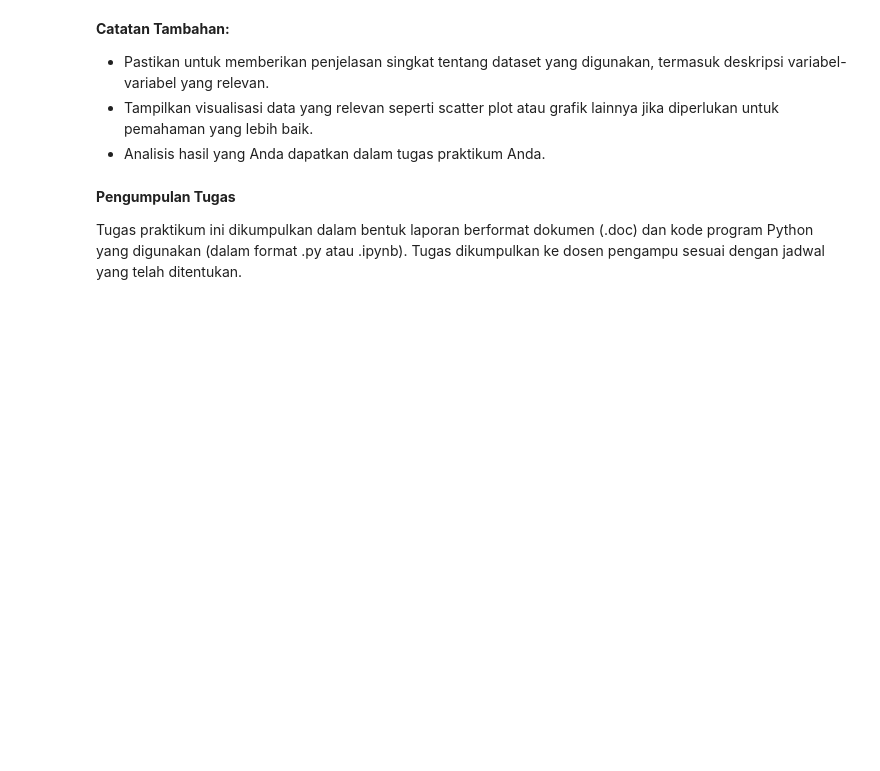
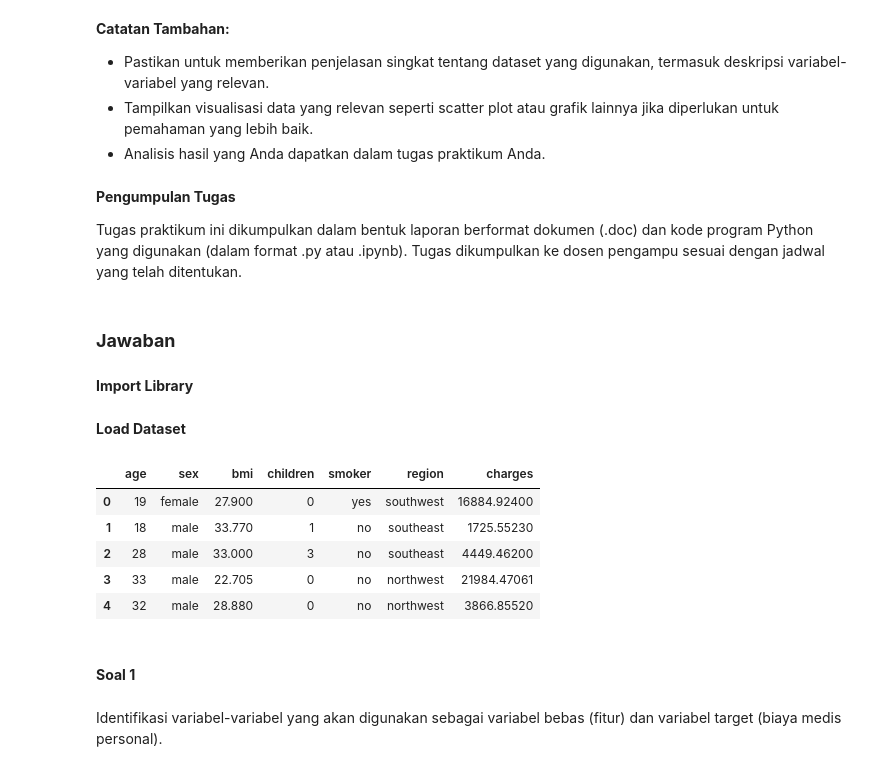
Before and after one commit to alfisuryap/MachineLearning, a Jupyter notebook: Jobsheet3_MachineLearning.ipynb, the cells around one changed output. Drawn from its saved outputs; the diff is of its cells as text; code cells hidden in the pictures; blank space fills up the shorter version.

```diff
--- a/Jobsheet3_MachineLearning.ipynb
+++ b/Jobsheet3_MachineLearning.ipynb
@@ -439,3 +439,7 @@ Tugas Praktikum: Multiple Linear Regression dan Support Vector Regression (SVR)
 **Pengumpulan Tugas**
 
 Tugas praktikum ini dikumpulkan dalam bentuk laporan berformat dokumen (.doc) dan kode program Python yang digunakan (dalam format .py atau .ipynb). Tugas dikumpulkan ke dosen pengampu sesuai dengan jadwal yang telah ditentukan.
+# %% [markdown]
+### **Jawaban**
+# %% [markdown]
+**Import Library**
@@ -441,0 +455,19 @@ Tugas praktikum ini dikumpulkan dalam bentuk laporan berformat dokumen (.doc) da
+# %% [markdown]
+**Load Dataset**
+# %%
+# Load dataset
+df = pd.read_csv('/content/drive/MyDrive/College/Semester 5/Machine Learning/Data/Jobsheet 3: Regresion/insurance.csv')
+# %%
+# Menampilkan informasi dataset
+df.head()
+# %% [output]
+|  | age | sex | bmi | children | smoker | region | charges |
+| 0 | 19 | female | 27.900 | 0 | yes | southwest | 16884.92400 |
+| 1 | 18 | male | 33.770 | 1 | no | southeast | 1725.55230 |
+| 2 | 28 | male | 33.000 | 3 | no | southeast | 4449.46200 |
+| 3 | 33 | male | 22.705 | 0 | no | northwest | 21984.47061 |
+| 4 | 32 | male | 28.880 | 0 | no | northwest | 3866.85520 |
+# %% [markdown]
+#### **Soal 1**
+# %% [markdown]
+Identifikasi variabel-variabel yang akan digunakan sebagai variabel bebas (fitur) dan variabel target (biaya medis personal).
```
Also changed, not shown: parts of 28 cells of this notebook.
